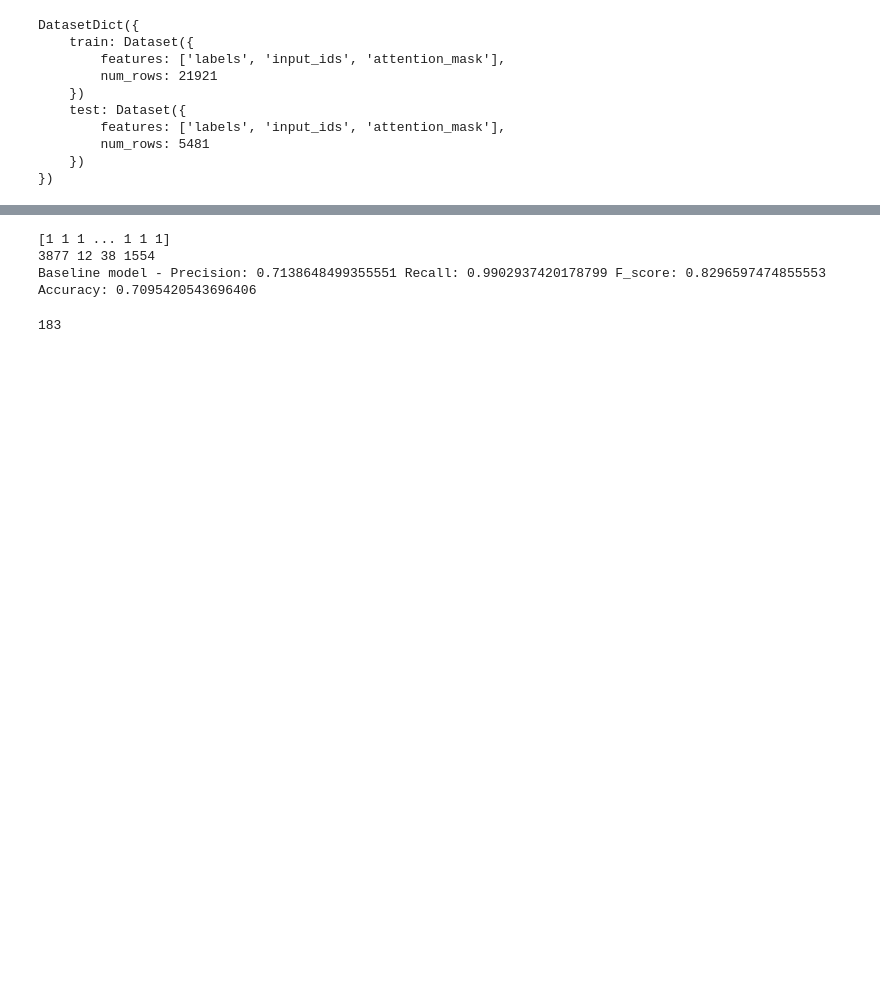
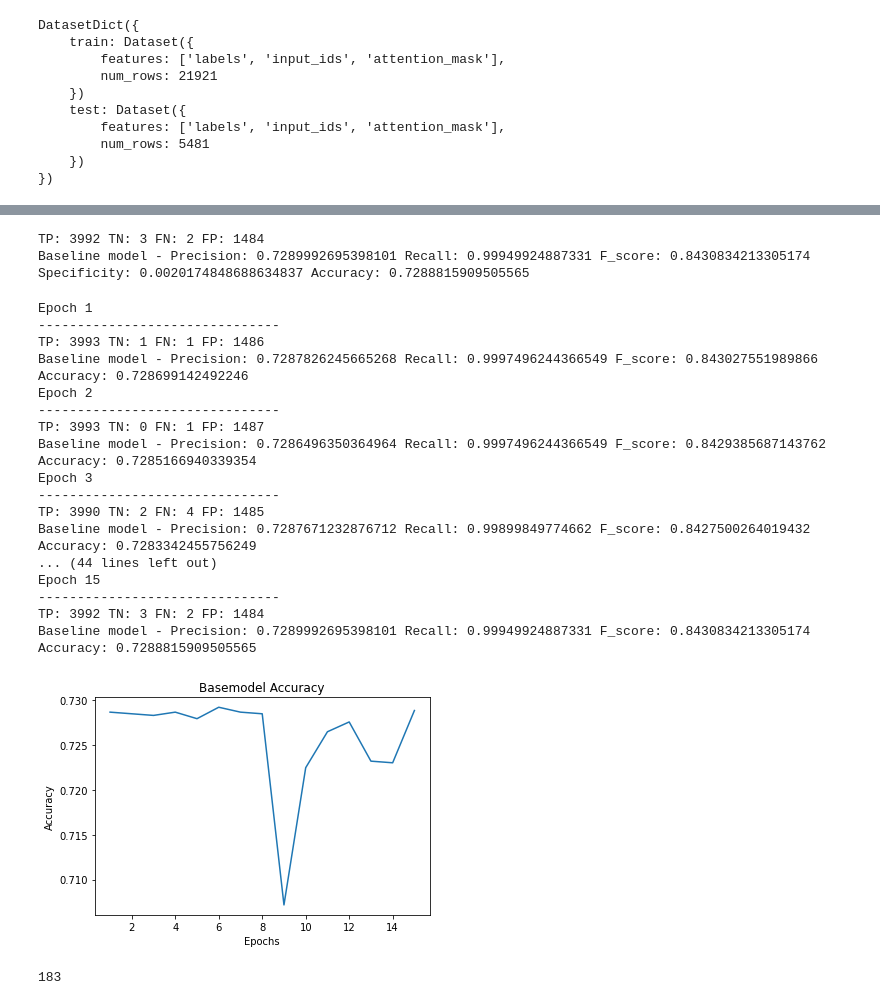
Before and after one commit to AIRGroup13/AIR_Group13, a Jupyter notebook: Implementation_model.ipynb, the cells around one changed output, grey strips where cells are left out. Drawn from its saved outputs; the diff is of its cells as text; code cells hidden in the pictures; blank space fills up the shorter version.

```diff
--- a/Implementation_model.ipynb
+++ b/Implementation_model.ipynb
@@ -239,13 +331,6 @@ for i in range(len(temp_X)):
      temp_list.append(0)
   X.append(temp_list)
 
-print(type(X))
-for i in range(5):
-  print(X[i])
-print(type(y))
-for i in range(5):
-  print(y[i])
-
 #Implementation of model from https://scikit-learn.org/stable/modules/generated/sklearn.linear_model.SGDClassifier.html#sklearn.linear_model.SGDClassifier
 baseline_model = make_pipeline(StandardScaler(), SGDClassifier(max_iter=1000, tol=1e-3))
 baseline_model.fit(X, y)
@@ -277,7 +350,6 @@ for i in range(len(temp_input)):
   input.append(temp_list)
 
 predicted = baseline_model.predict(input)
-print(predicted)
 references = tokenized_datasets_tweets_prep["test"]["labels"].tolist()
 
 true_positive = 0
@@ -294,17 +366,74 @@ for i in range(len(predicted)):
   if(predicted[i] == 0 and references[i] == 0):
     true_negative += 1
 
-print(true_positive, true_negative, false_negative, false_positive)
+print("TP:", true_positive, "TN:", true_negative, "FN:", false_negative, "FP:", false_positive)
 precision = true_positive/(true_positive + false_positive)
 recall = true_positive/(true_positive + false_negative)
 f_score = 2*precision*recall / (precision + recall)
 accuracy = (true_positive + true_negative)/(true_positive + true_negative + false_positive + false_negative)
+specificity = true_negative / (true_negative + false_positive)
 print("Baseline model - Precision:", precision, "Recall:", recall,
-      "F_score:", f_score, "Accuracy:", accuracy)
+      "F_score:", f_score, "Specificity:", specificity, "Accuracy:", accuracy)
 # %% [output]
-[1 1 1 ... 1 1 1]
-3877 12 38 1554
-Baseline model - Precision: 0.7138648499355551 Recall: 0.9902937420178799 F_score: 0.8296597474855553 Accuracy: 0.7095420543696406
+TP: 3992 TN: 3 FN: 2 FP: 1484
+Baseline model - Precision: 0.7289992695398101 Recall: 0.99949924887331 F_score: 0.8430834213305174 Specificity: 0.0020174848688634837 Accuracy: 0.7288815909505565
+# %%
+accuracy_basemodel = []
+
+for t in range(num_epochs):
+    print(f"Epoch {t+1}\n-------------------------------")
+    #Training
+    baseline_model.fit(X, y)
+    #Testing
+    predicted = baseline_model.predict(input)
+    true_positive = 0
+    true_negative = 0
+    false_positive = 0
+    false_negative = 0
+    for i in range(len(predicted)):
+      if(predicted[i] == 1 and references[i] == 1):
+        true_positive += 1
+      if(predicted[i] == 1 and references[i] == 0):
+        false_positive += 1
+      if(predicted[i] == 0 and references[i] == 1):
+        false_negative += 1
+      if(predicted[i] == 0 and references[i] == 0):
+        true_negative += 1
+
+    print("TP:", true_positive, "TN:", true_negative, "FN:", false_negative, "FP:", false_positive)
+    precision = true_positive/(true_positive + false_positive)
+    recall = true_positive/(true_positive + false_negative)
+    f_score = 2*precision*recall / (precision + recall)
+    accuracy = (true_positive + true_negative)/(true_positive + true_negative + false_positive + false_negative)
+    print("Baseline model - Precision:", precision, "Recall:", recall,
+          "F_score:", f_score, "Accuracy:", accuracy)
+    accuracy_basemodel.append(accuracy)
+
+#Plot training and test accuracy
+plt.plot(range(1, num_epochs + 1), accuracy_basemodel, label='Basemodel Accuracy')
+plt.title('Basemodel Accuracy')
+plt.xlabel('Epochs')
+plt.ylabel('Accuracy')
+plt.show()
+# %% [output]
+Epoch 1
+-------------------------------
+TP: 3993 TN: 1 FN: 1 FP: 1486
+Baseline model - Precision: 0.7287826245665268 Recall: 0.9997496244366549 F_score: 0.843027551989866 Accuracy: 0.728699142492246
+Epoch 2
+-------------------------------
+TP: 3993 TN: 0 FN: 1 FP: 1487
+Baseline model - Precision: 0.7286496350364964 Recall: 0.9997496244366549 F_score: 0.8429385687143762 Accuracy: 0.7285166940339354
+Epoch 3
+-------------------------------
+TP: 3990 TN: 2 FN: 4 FP: 1485
+Baseline model - Precision: 0.7287671232876712 Recall: 0.99899849774662 F_score: 0.8427500264019432 Accuracy: 0.7283342455756249
+... (44 lines left out)
+Epoch 15
+-------------------------------
+TP: 3992 TN: 3 FN: 2 FP: 1484
+Baseline model - Precision: 0.7289992695398101 Recall: 0.99949924887331 F_score: 0.8430834213305174 Accuracy: 0.7288815909505565
+[figure, added]
 # %%
 outputs_after = []
 
```
Also changed, not shown: parts of 10 cells of this notebook.
